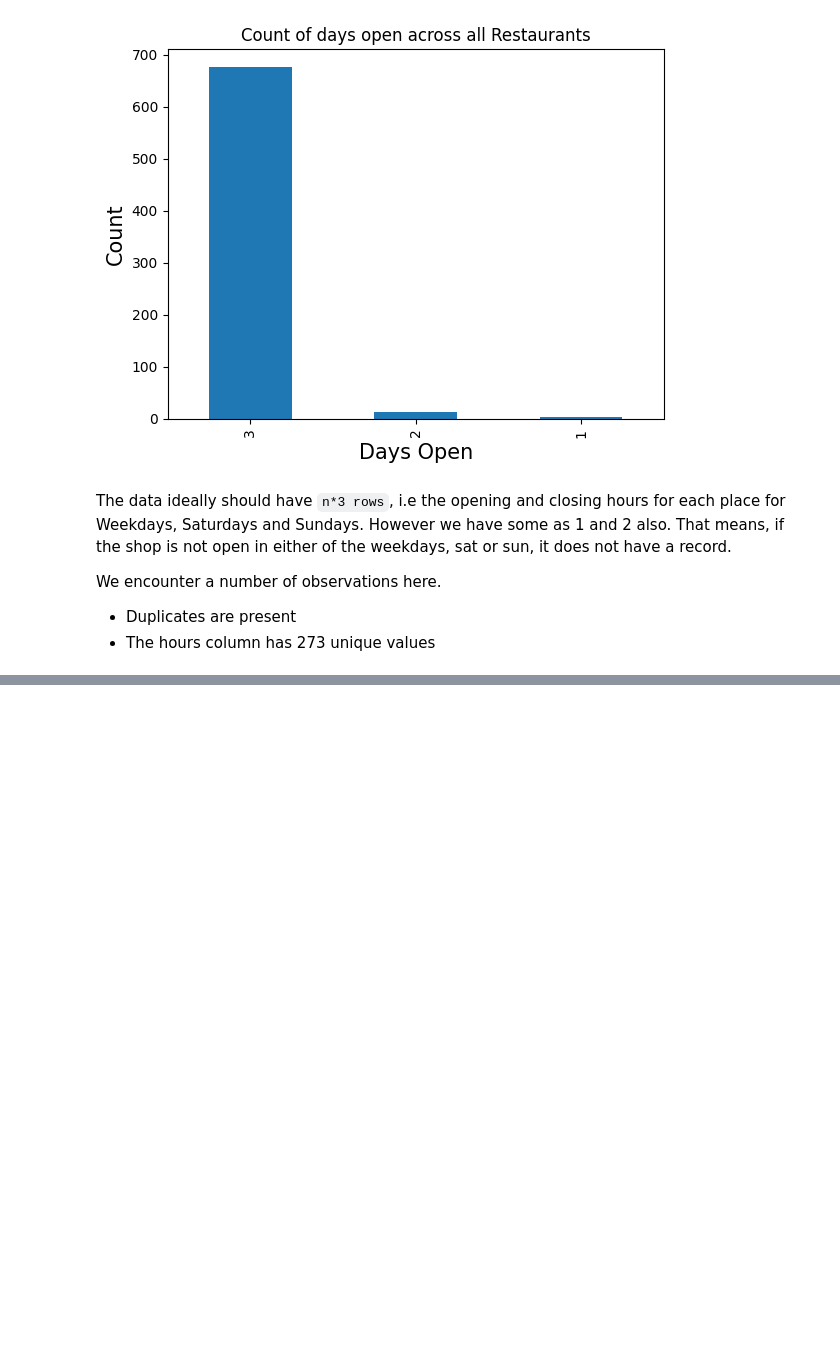
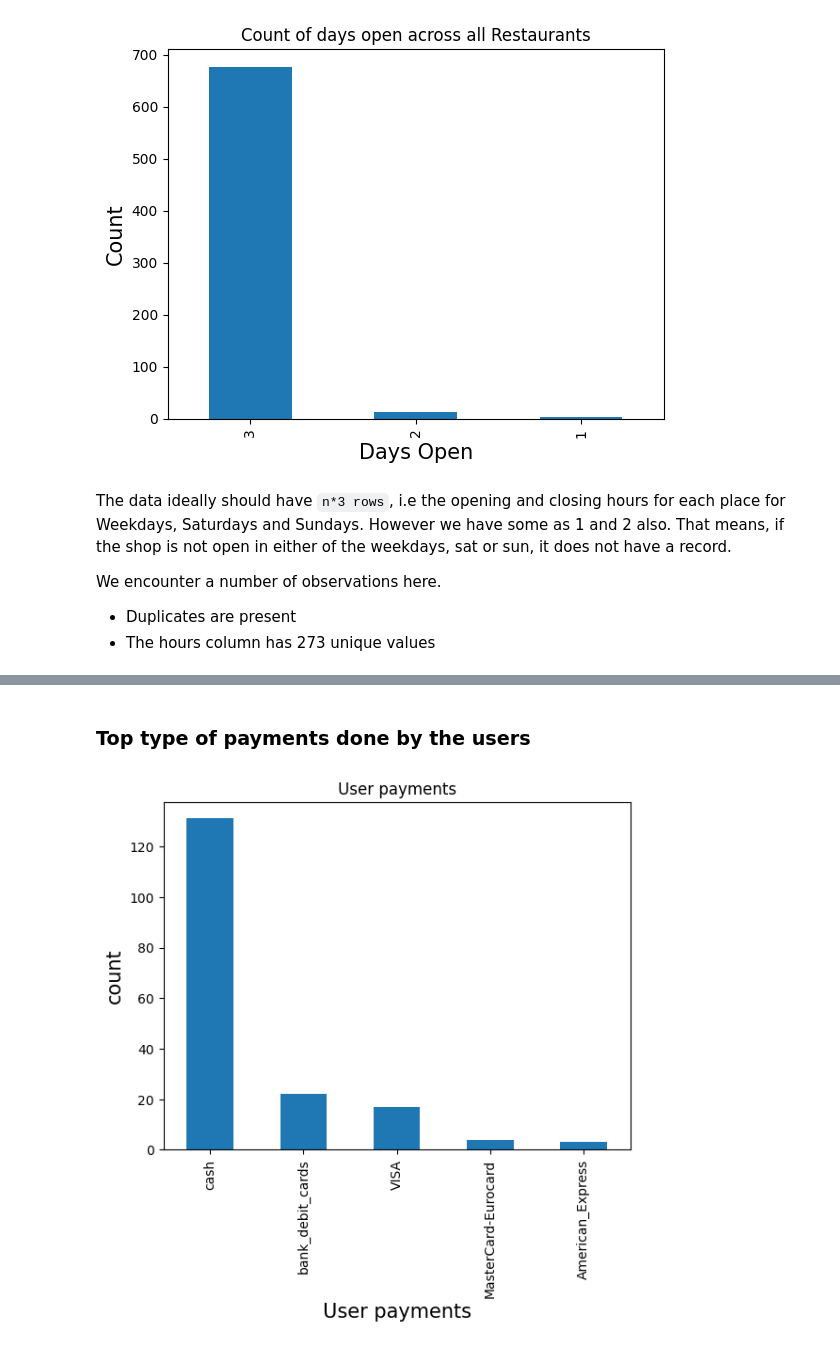
Before and after one commit to dpulivar/Restaurant_Recommendation_System_Group_3_DSML_IST5520, a Jupyter notebook: Milestone2/Restaurant_Reviews_Based_Recommendation_System_Group_3_Milestone2.ipynb, the cells around one changed output, grey strips where cells are left out. Cells and saved outputs as stored; diff of their text form; code cells hidden in the pictures; blank space fills up the shorter version.

```diff
--- a/Milestone2/Restaurant_Reviews_Based_Recommendation_System_Group_3_Milestone2.ipynb
+++ b/Milestone2/Restaurant_Reviews_Based_Recommendation_System_Group_3_Milestone2.ipynb
@@ -526,0 +643,9 @@ We encounter a number of observations here.
+# %% [markdown]
+<h3> Top type of payments done by the users </h3>
+# %%
+user_payment_plt=user_payment.Upayment.value_counts().plot.bar(title="User payments")
+user_payment_plt.set_xlabel('User payments',size=15)
+user_payment_plt.set_ylabel('count',size=15)
+plt.show()
+# %% [output]
+[figure, added]
```
Also changed, not shown: parts of 32 cells of this notebook.
